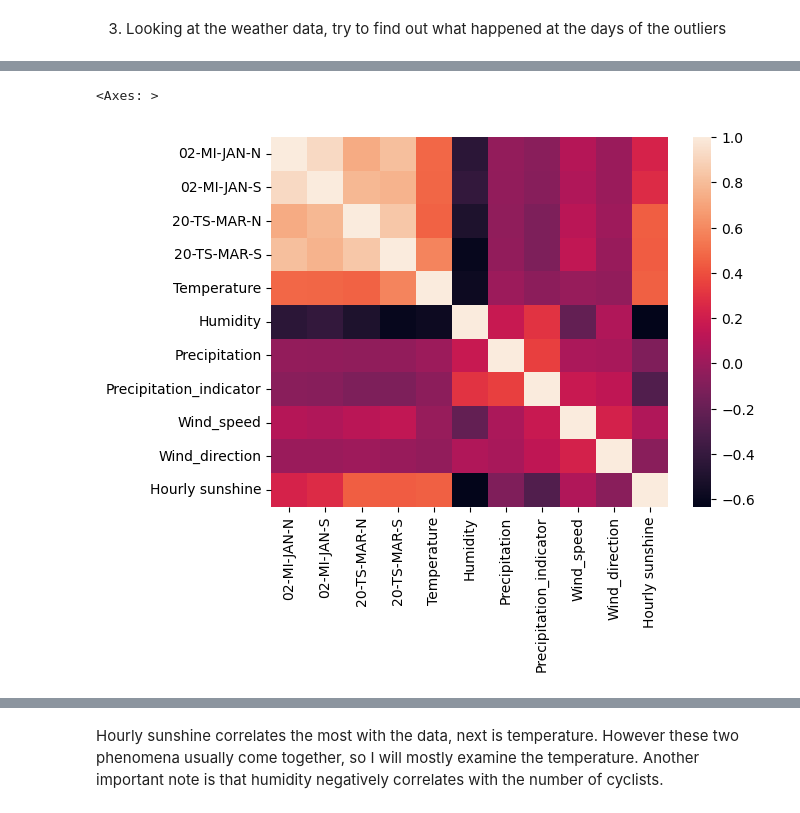
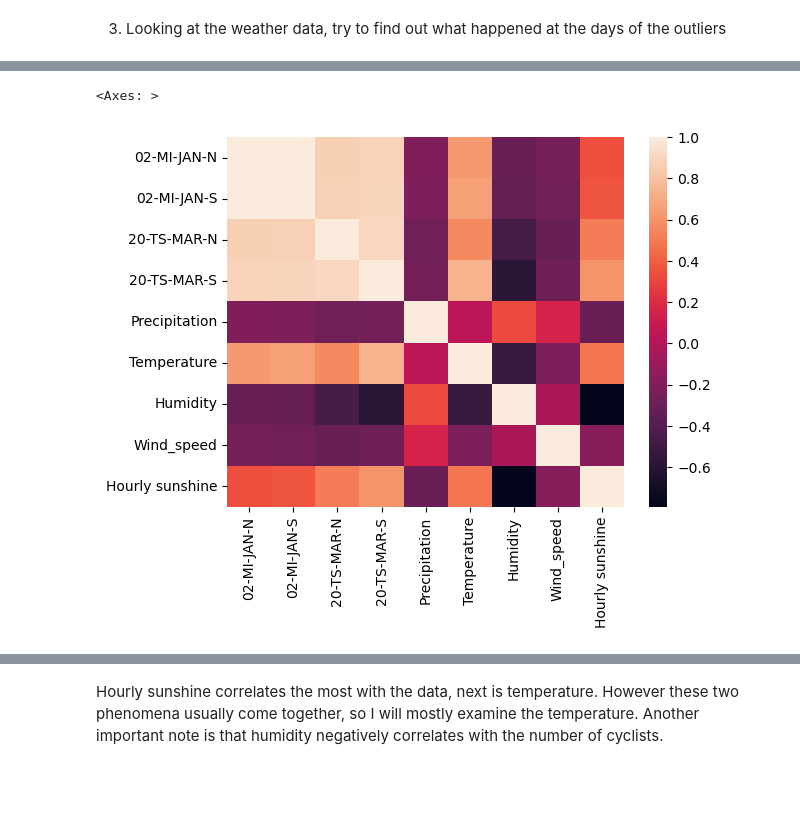
Before and after one commit to hgandras/DataMining, a Jupyter notebook: SemesterProject/BerlinBiking.ipynb, the cells around one changed output, grey strips where cells are left out. Saved outputs shown, nothing was run; the diff lists cells and outputs as text; code cells hidden in the pictures; blank space fills up the shorter version.

Commit message:
CLustering actually done

```diff
--- a/SemesterProject/BerlinBiking.ipynb
+++ b/SemesterProject/BerlinBiking.ipynb
@@ -241,7 +241,6 @@ windData = windData[(windData.index >= "2020-01-01") & (windData.index < "2021-0
 temperatureData = temperatureData[(temperatureData.index >= "2020-01-01") & (temperatureData.index < "2021-01-01")]
 sunData = sunData[(sunData.index >= "2020-01-01") & (sunData.index < "2021-01-01")]
 
-
 #Create a wether dataframe with the relevant values
 #weatherData = pd.concat([temperatureData["TT_TU"],temperatureData["RF_TU"],windData["F"],windData["D"],rainData["R1"],rainData["RS_IND"]]
 #                        ,axis = 1
@@ -250,9 +249,10 @@ sunData = sunData[(sunData.index >= "2020-01-01") & (sunData.index < "2021-01-01
 weatherData = pd.concat([temperatureData,rainData,windData,sunData],axis = 1)
 weatherData = weatherData.rename(columns = {"R1":"Precipitation","RS_IND":"Precipitation_indicator","F":"Wind_speed","D":"Wind_direction",
                     "TT_TU":"Temperature","RF_TU":"Humidity","SD_SO":"Hourly sunshine"})
-#Replacing missing values with NaN. The missing values for the precipitation form will not be replaced by
-#actual values, bacause it can not be guessed.
+#Handling missing values
 weatherData.replace(-999,np.NaN,inplace=True)
+weatherData["Hourly sunshine"] = weatherData["Hourly sunshine"].fillna(0)
+
 weatherData.tail()
 # %% [output]
 |  | Temperature | Humidity | Precipitation | Precipitation_indicator | Wind_speed | Wind_direction | ... |
@@ -275,0 +264,24 @@ measurementsWeather.head()
+# %%
+measurementsReduced = measurements[usedStations]
+measurementsReduced2020 = measurementsReduced[(measurementsReduced.index >= "2020-01-01")&(measurementsReduced.index<"2021-01-01")]
+sumOfCounts = measurementsReduced2020[measurementsReduced2020.columns[:4]].mean(axis = 1)
+measurementsReduced2020.insert(4,"Summed counts",sumOfCounts)
+
+measurementsWeather = pd.concat([measurementsReduced2020,weatherData],axis = 1)
+
+#In order to get more accurate results, I group the data by days, and calculate the appropriate values for each column
+meanCols = ["Temperature","Humidity","Wind_speed","Hourly sunshine"]
+maxCols = ["Precipitation_indicator"]
+sumCols = ["02-MI-JAN-N","02-MI-JAN-S","20-TS-MAR-N","20-TS-MAR-S","Precipitation"]
+
+mMean = measurementsWeather[meanCols]
+mMax = measurementsWeather[maxCols]
+mSum = measurementsWeather[sumCols]
+
+mMean = mMean.groupby(pd.PeriodIndex(mMean.index,freq = "D")).mean()
+mMax = mMax.groupby(pd.PeriodIndex(mMax.index,freq = "D")).max()
+mSum = mSum.groupby(pd.PeriodIndex(mSum.index,freq = "D")).sum()
+
+
+countsWeatherDaily = pd.concat([mSum,mMean],axis = 1)
+countsWeatherDaily.head()
@@ -276,7 +295,7 @@ measurementsWeather.head()
 # %%
 #Correlation matrix
-corrMatrix = measurementsWeather.corr()
+corrMatrix = countsWeatherDaily.corr()
 sns.heatmap(corrMatrix)
 # %% [output]
 <Axes: >
-[figure, old version]
+[figure, new version]
```
Also changed, not shown: parts of 22 cells of this notebook.
